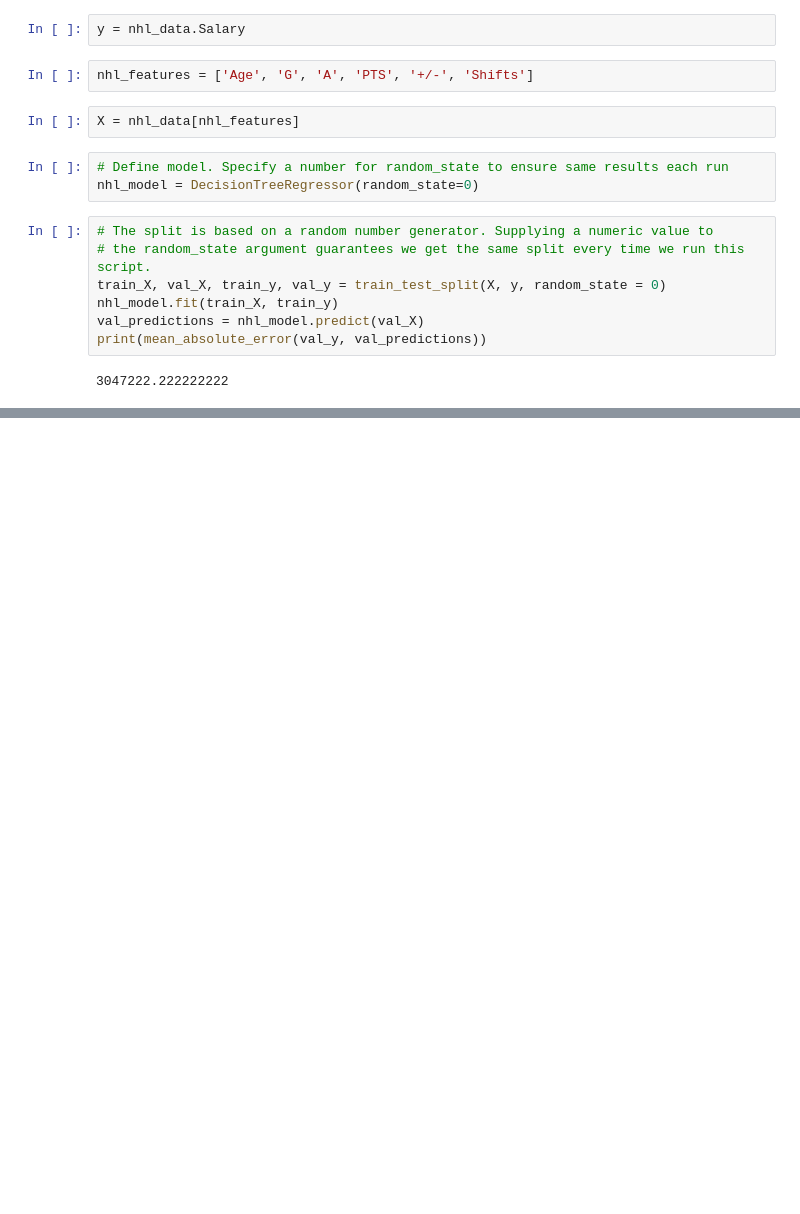
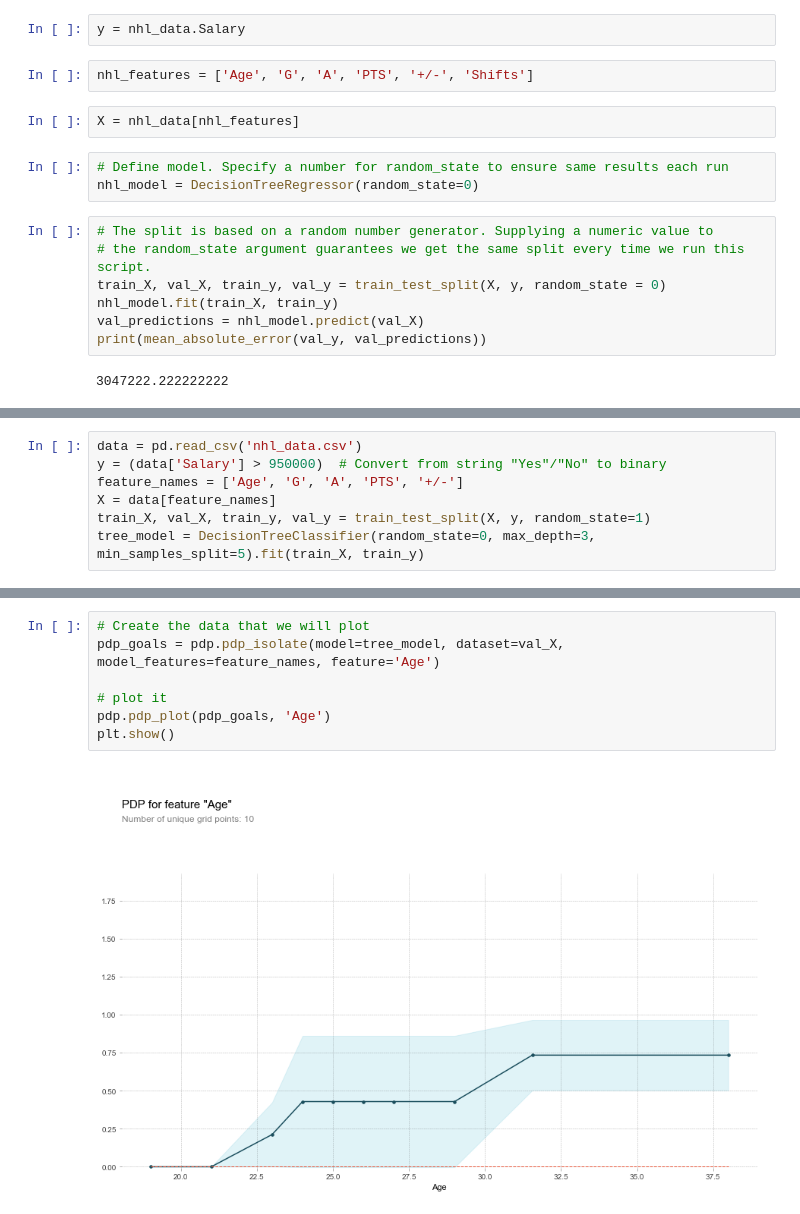
Before and after one commit to carsonreid/seng474project, a Jupyter notebook: nhl.ipynb, the cells around one changed output, grey strips where cells are left out. Cells and saved outputs as stored; diff of their text form; blank space fills up the shorter version.

```diff
--- a/nhl.ipynb
+++ b/nhl.ipynb
@@ -29,0 +177,7 @@ print(mean_absolute_error(val_y, val_predictions))
+# %%
+data = pd.read_csv('nhl_data.csv')
+y = (data['Salary'] > 950000)  # Convert from string "Yes"/"No" to binary
+feature_names = ['Age', 'G', 'A', 'PTS', '+/-']
+X = data[feature_names]
+train_X, val_X, train_y, val_y = train_test_split(X, y, random_state=1)
+tree_model = DecisionTreeClassifier(random_state=0, max_depth=3, min_samples_split=5).fit(train_X, train_y)
@@ -29,0 +189,9 @@ print(mean_absolute_error(val_y, val_predictions))
+# %%
+# Create the data that we will plot
+pdp_goals = pdp.pdp_isolate(model=tree_model, dataset=val_X, model_features=feature_names, feature='Age')
+
+# plot it
+pdp.pdp_plot(pdp_goals, 'Age')
+plt.show()
+# %% [output]
+[figure, added]
```
Also changed, not shown: parts of 49 cells of this notebook.
